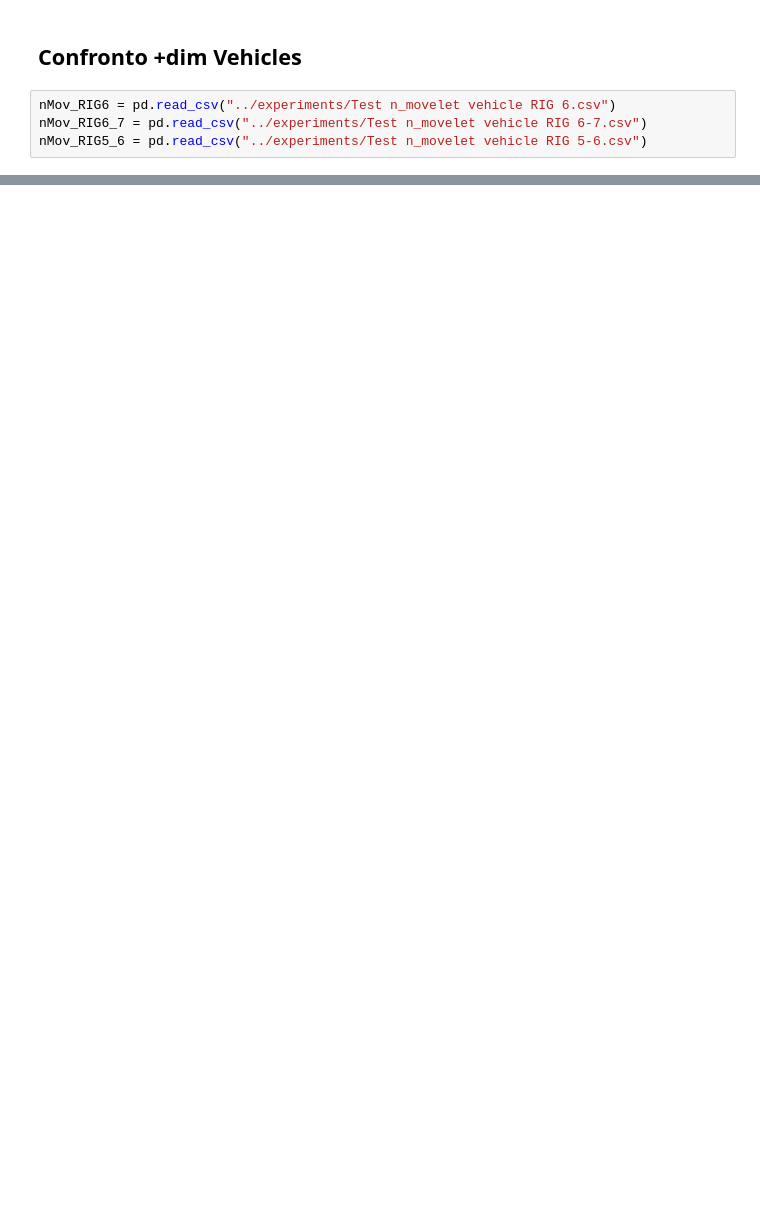
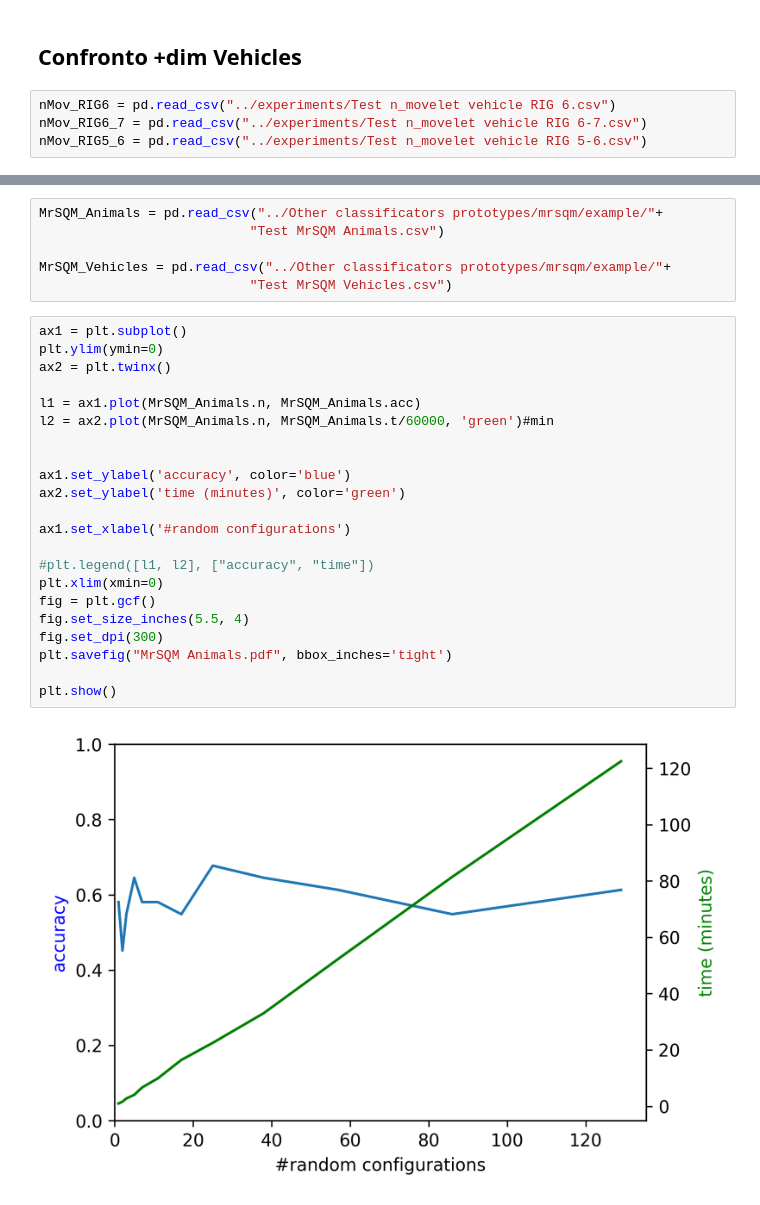
Before and after one commit to cri98li/cri98tj, a Jupyter notebook: Notebooks per grafici/Confronti nostri modelli.ipynb, the cells around one changed output, grey strips where cells are left out. Cells and saved outputs as stored; diff of their text form; blank space fills up the shorter version.

Commit message:
risultati test

```diff
--- a/Notebooks per grafici/Confronti nostri modelli.ipynb
+++ b/Notebooks per grafici/Confronti nostri modelli.ipynb
@@ -284,0 +287,30 @@ plt.show()
+# %%
+MrSQM_Animals = pd.read_csv("../Other classificators prototypes/mrsqm/example/"+
+                           "Test MrSQM Animals.csv")
+
+MrSQM_Vehicles = pd.read_csv("../Other classificators prototypes/mrsqm/example/"+
+                           "Test MrSQM Vehicles.csv")
+# %%
+ax1 = plt.subplot()
+plt.ylim(ymin=0)
+ax2 = plt.twinx()
+
+l1 = ax1.plot(MrSQM_Animals.n, MrSQM_Animals.acc)
+l2 = ax2.plot(MrSQM_Animals.n, MrSQM_Animals.t/60000, 'green')#min
+
+
+ax1.set_ylabel('accuracy', color='blue')
+ax2.set_ylabel('time (minutes)', color='green')
+
+ax1.set_xlabel('#random configurations')
+
+#plt.legend([l1, l2], ["accuracy", "time"])
+plt.xlim(xmin=0)
+fig = plt.gcf()
+fig.set_size_inches(5.5, 4)
+fig.set_dpi(300)
+plt.savefig("MrSQM Animals.pdf", bbox_inches='tight')
+
+plt.show()
+# %% [output]
+[figure, added]
```
Also changed, not shown: parts of 5 cells of this notebook, 23 other files.
